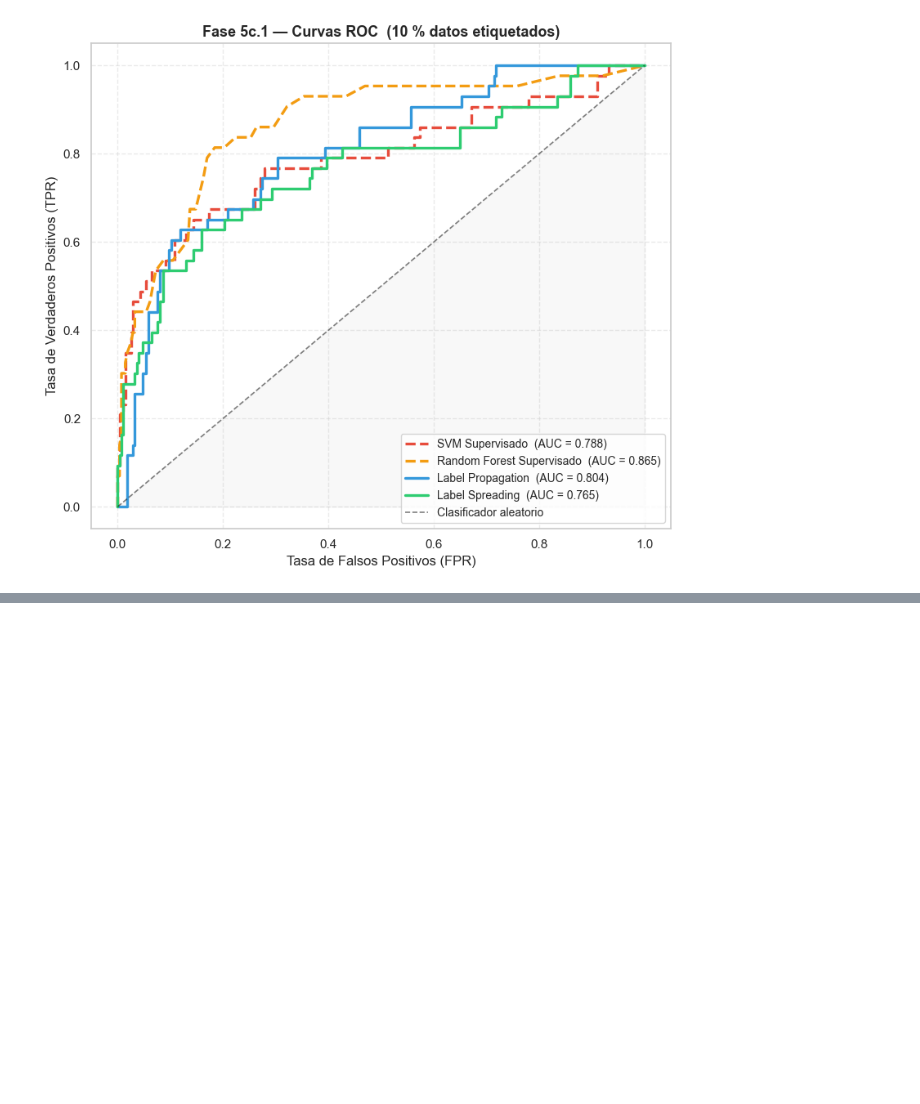
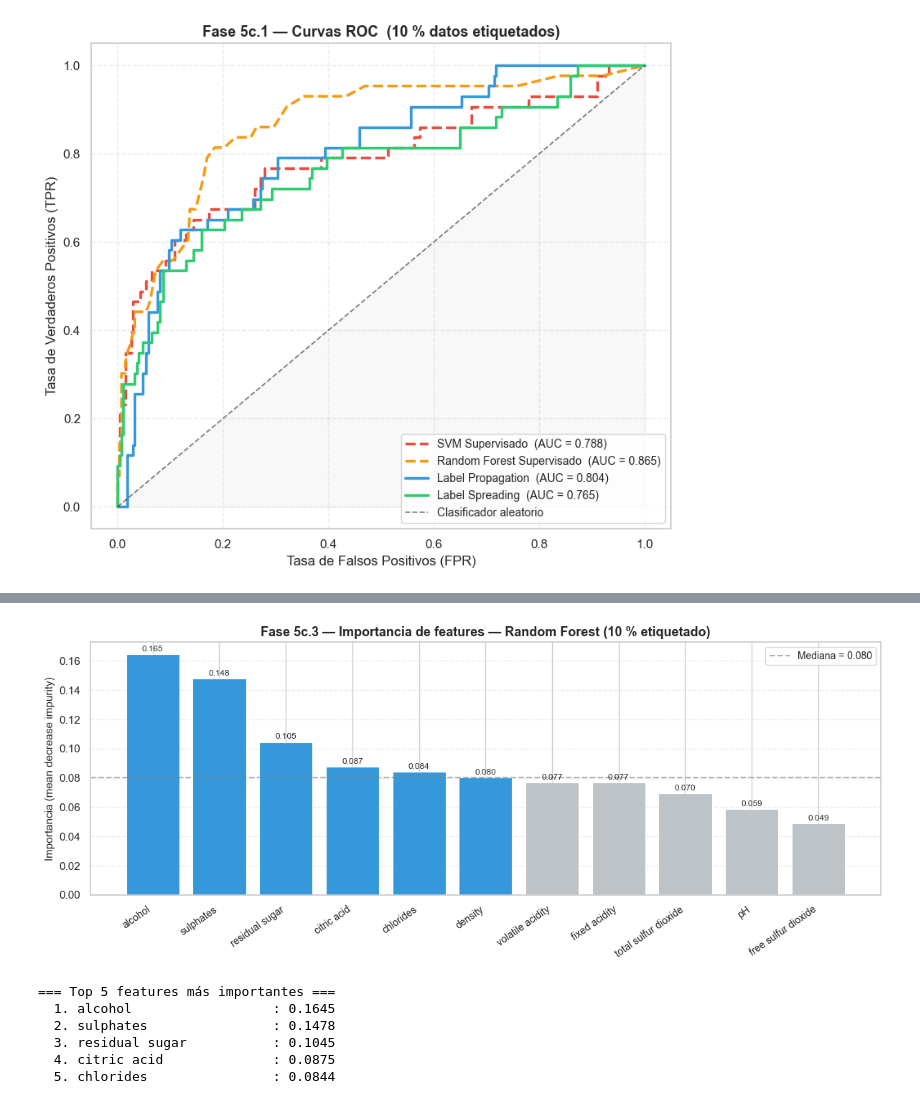
Before and after one commit to Fercho1118/Lab10-MD, a Jupyter notebook: lab10_grupo3.ipynb, the cells around one changed output, grey strips where cells are left out. Cells and saved outputs as stored; diff of their text form; code cells hidden in the pictures; blank space fills up the shorter version.

```diff
--- a/lab10_grupo3.ipynb
+++ b/lab10_grupo3.ipynb
@@ -2017,0 +2121,48 @@ plt.show()
+# %%
+from sklearn.ensemble import RandomForestClassifier
+import matplotlib.pyplot as plt
+import numpy as np
+
+# Re-entrenar RF con el 10% etiquetado
+rf_imp = RandomForestClassifier(n_estimators=100, random_state=RANDOM_STATE)
+rf_imp.fit(X_cm_lab, y_cm_lab)
+
+importances = rf_imp.feature_importances_
+indices     = np.argsort(importances)[::-1]
+median_imp  = np.median(importances)
+
+fig, ax = plt.subplots(figsize=(12, 5))
+
+colors_bar = ['#3498db' if importances[i] >= median_imp else '#bdc3c7'
+              for i in indices]
+bars = ax.bar(range(len(feature_cols)), importances[indices],
+              color=colors_bar, edgecolor='white', linewidth=0.8)
+ax.set_xticks(range(len(feature_cols)))
+ax.set_xticklabels([feature_cols[i] for i in indices],
+                   rotation=35, ha='right', fontsize=10)
+ax.set_ylabel('Importancia (mean decrease impurity)', fontsize=11)
+ax.set_title('Fase 5c.3 — Importancia de features — Random Forest (10 % etiquetado)',
+             fontsize=13, fontweight='bold')
+ax.axhline(median_imp, color='gray', linestyle='--', alpha=0.6,
+           label=f'Mediana = {median_imp:.3f}')
+for bar, idx in zip(bars, indices):
+    ax.text(bar.get_x() + bar.get_width() / 2,
+            bar.get_height() + 0.001,
+            f'{importances[idx]:.3f}',
+            ha='center', va='bottom', fontsize=8.5)
+ax.legend(fontsize=10)
+ax.grid(axis='y', linestyle='--', alpha=0.4)
+plt.tight_layout()
+plt.show()
+
+print('=== Top 5 features más importantes ===')
+for rank, idx in enumerate(indices[:5], 1):
+    print(f'  {rank}. {feature_cols[idx]:25s}: {importances[idx]:.4f}')
+# %% [output]
+[figure, added]
+=== Top 5 features más importantes ===
+  1. alcohol                  : 0.1645
+  2. sulphates                : 0.1478
+  3. residual sugar           : 0.1045
+  4. citric acid              : 0.0875
+  5. chlorides                : 0.0844
```
Also changed, not shown: parts of 3 cells of this notebook.
